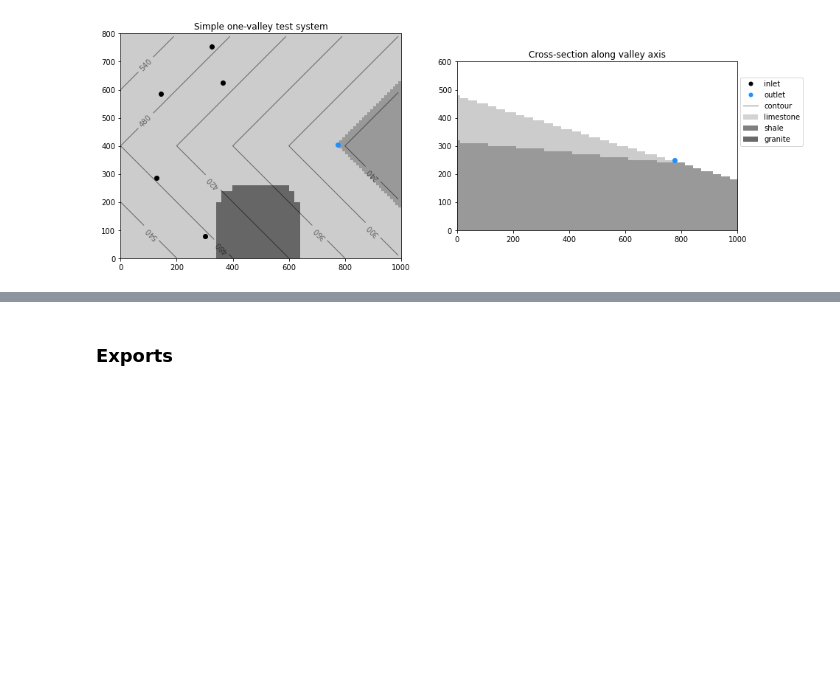
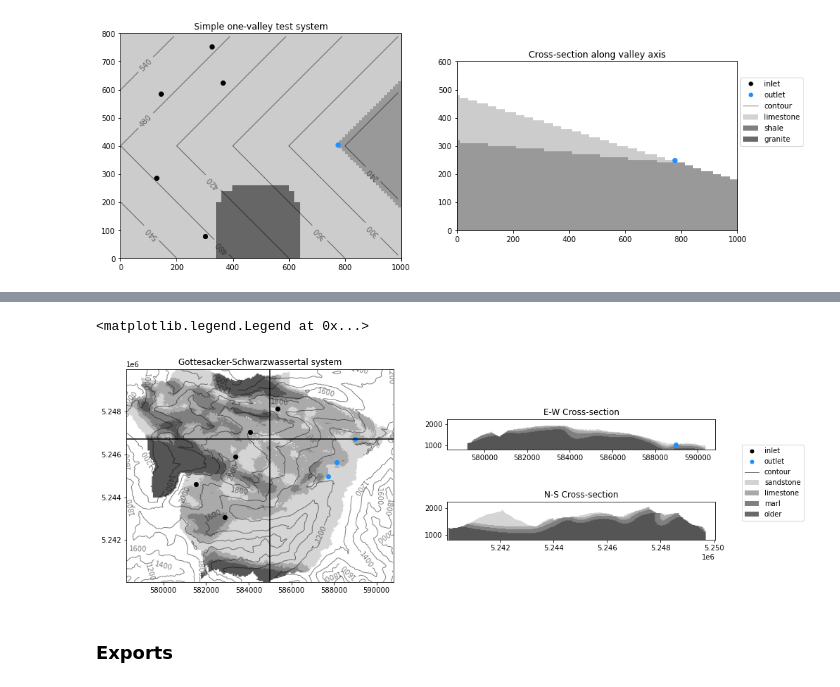
Before and after one commit to randlab/pyKasso, a Jupyter notebook: notebooks/simple_geology_generator.ipynb, the cells around one changed output, grey strips where cells are left out. Saved outputs shown, nothing was run; the diff lists cells and outputs as text; code cells hidden in the pictures; blank space fills up the shorter version.

```diff
--- a/notebooks/simple_geology_generator.ipynb
+++ b/notebooks/simple_geology_generator.ipynb
@@ -260,3 +415,56 @@ plt.legend(handles=legend, loc=[1.01,0.5])
+# %%
+#Gottesacker
+f = plt.figure(figsize=(15,15))
+
+#Map
+f.add_subplot(2,2, (1,3), aspect='equal')
+plt.title('Gottesacker-Schwarzwassertal system')
+
+plt.imshow(np.rot90(geomap), origin='lower', extent=[xmin,xmax,ymin,ymax], cmap='gray_r', vmin=0,vmax=6)
+xvals = np.arange(xmin,xmax,dx)      #calculate x coordinate values of the boundaries between cells
+yvals = np.arange(ymin,ymax,dy)
+c = plt.contour(xvals,yvals, np.rot90(dem), colors=['k'], alpha=0.5, linewidths=1)
+plt.clabel(c, inline=True, inline_spacing=20, fontsize=10, fmt='%1.0f', rightside_up=False, use_clabeltext=True)
+section1 = 5246730.86
+section2 = 585000.0
+plt.plot([xmin,xmax],[section1,section1], c='k')
+plt.plot([section2,section2],[ymin,ymax], c='k')
+
+
+plt.scatter(inlets[:,0], inlets[:,1], c='k')
+plt.scatter(outlets[:,0], outlets[:,1], c='dodgerblue')
+
+
+#X-sec
+f.add_subplot(2,2,2, aspect='equal', anchor='S')
+plt.title('E-W Cross-section')
+
+[ix,iy,iz] = point2index([0,section1,0],  xmin,ymin,zmin, dx,dy,dz)  #get index of cross-section location
+plt.imshow(np.fliplr(np.rot90(geo[iy,:,:],k=-1)), origin='lower', extent=[xmin,xmax,zmin,zmax],  cmap='gray_r', vmin=0,vmax=6) #extent=[xmin,xmax,zmin,zmax],
+#plt.scatter(inlets3D[:,0],  inlets3D[:,2], c='k')
+plt.scatter(outlets3D[2,0], outlets3D[2,2], c='dodgerblue')
+
+#X-sec
+f.add_subplot(2,2,4, aspect='equal', anchor='N')
+plt.title('N-S Cross-section')
+
+[ix,iy,iz] = point2index([section2,0,0],  xmin,ymin,zmin, dx,dy,dz)  #get index of cross-section location
+plt.imshow(np.fliplr(np.rot90(geo[:,ix,:],k=-1)), origin='lower', extent=[ymin,ymax,zmin,zmax],  cmap='gray_r', vmin=0,vmax=6) #extent=[xmin,xmax,zmin,zmax],
+#plt.scatter(inlets3D[-1,1],  inlets3D[-1,2], c='k')
+#plt.scatter(outlets3D[2,1], outlets3D[2,2], c='dodgerblue')
+
+
+legend = [matplotlib.lines.Line2D([0], [0], marker='o', color='none', markerfacecolor='k', markeredgecolor='none', label='inlet'),
+          matplotlib.lines.Line2D([0], [0], marker='o', color='none', markerfacecolor='dodgerblue', markeredgecolor='none', label='outlet'),
+          matplotlib.lines.Line2D([0], [0], color='k', lw=1, alpha=0.5, label='contour'),
+          matplotlib.patches.Patch(facecolor='lightgray', label='sandstone'),
+          matplotlib.patches.Patch(facecolor='darkgray',  label='limestone'),
+          matplotlib.patches.Patch(facecolor='gray',      label='marl'),
+          matplotlib.patches.Patch(facecolor='dimgray',   label='older')]
+plt.legend(handles=legend, loc=[1.1,0.5])
+# %% [output]
+<matplotlib.legend.Legend at 0x...>
+[figure, added]
 # %% [markdown]
 ### Exports ###
 # %%
```
Also changed, not shown: parts of 10 cells of this notebook, 31 other files.
